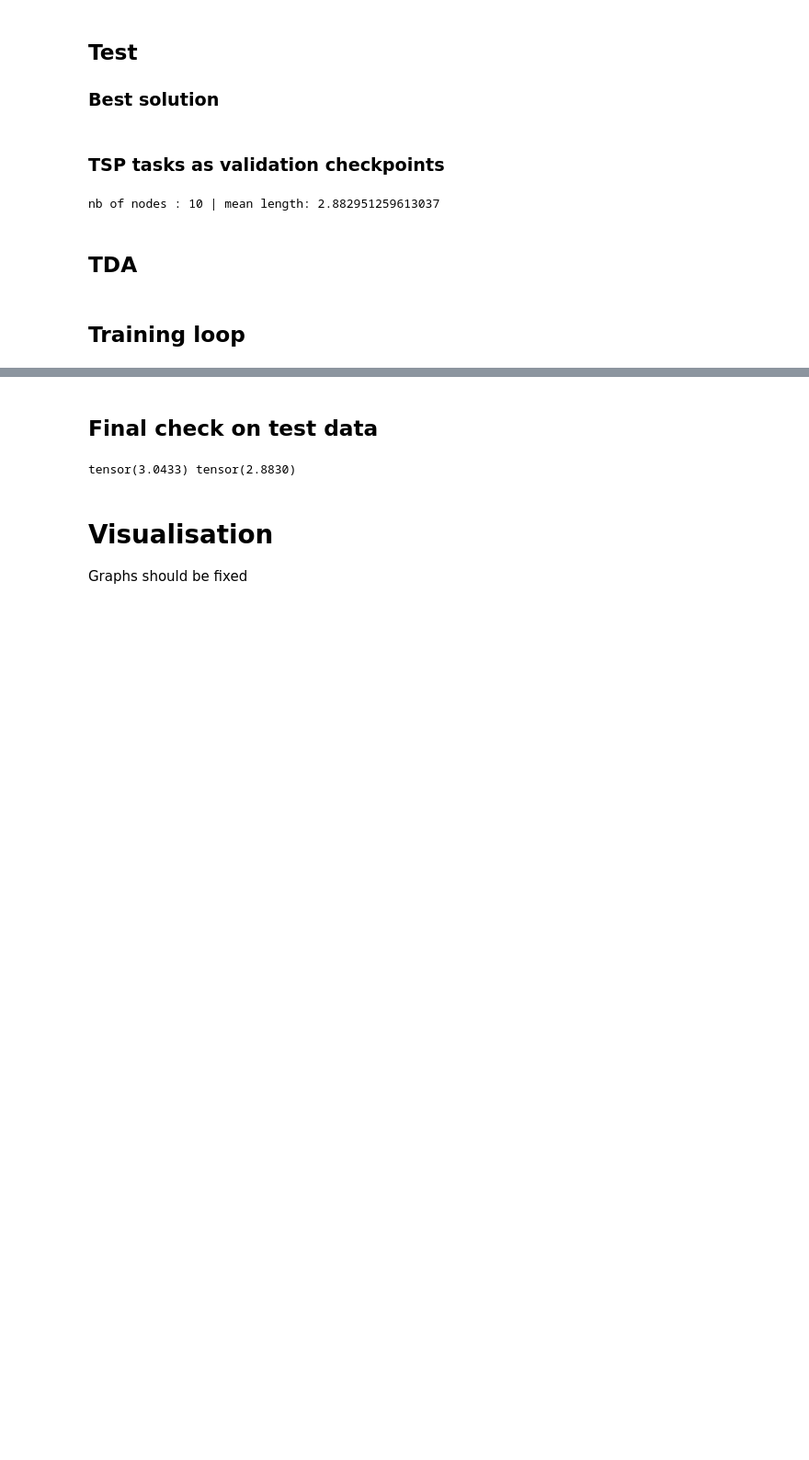
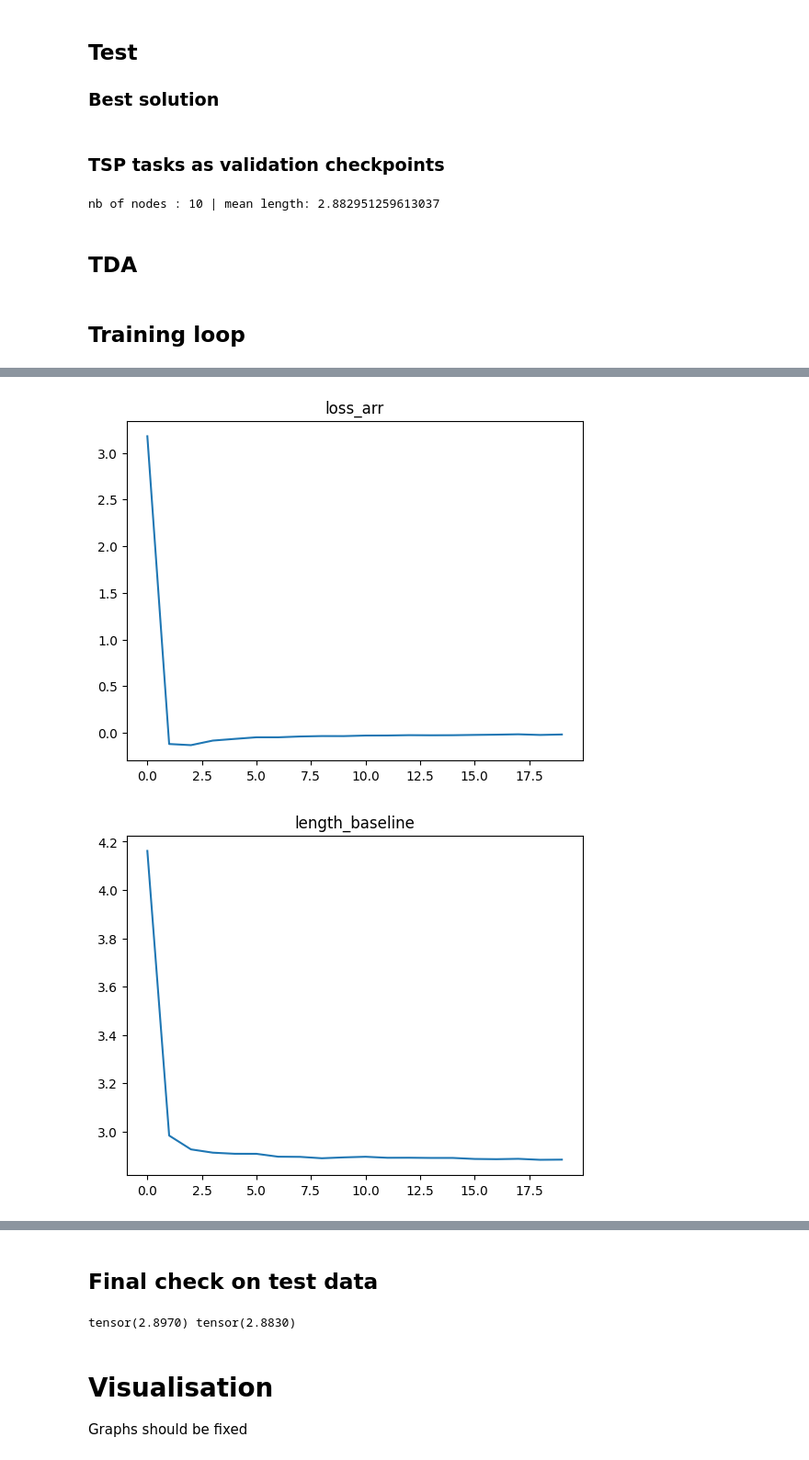
Before and after one commit to MarioAuditore/TDA-for-Travelling-Salesman, a Jupyter notebook: train_tsp_pipeline.ipynb, the cells around one changed output, grey strips where cells are left out. Shown at 92% size. Saved outputs shown, nothing was run; the diff lists cells and outputs as text; code cells hidden in the pictures; blank space fills up the shorter version.

```diff
--- a/train_tsp_pipeline.ipynb
+++ b/train_tsp_pipeline.ipynb
@@ -139,7 +135,7 @@ args.nb_nodes = 10 # TSP10
 args.dim_emb = 128 # dimension of embeddings in transformer
 args.dim_ff = 512 # dimension of feed forward layers
 args.dim_nodes = 2
-args.dim_model_input = 4 # dimension of input features
+args.dim_model_input = 6 # dimension of input features
 args.nb_layers_encoder = 6
 args.nb_layers_decoder = 2
 args.nb_heads = 8
@@ -327,7 +325,14 @@ def calculate_homology(points):
 from joblib import Parallel, delayed
 
 torch.manual_seed(42)
+np.random.seed(42)
 start_training_time = time.time()
+
+loss_arr = []
+length_train = []
+length_baseline = []
+length_test = []
+gap_history = []
 
 for epoch in tqdm(range(0, args.nb_epochs)):
 
@@ -339,6 +344,8 @@ for epoch in tqdm(range(0, args.nb_epochs)):
     # -------------------------
     start = time.time()
     model_train.train()
+
+    loss_train = 0
 
     for step in range(1, args.nb_batch_per_epoch + 1):
 
@@ -367,6 +374,11 @@ for epoch in tqdm(range(0, args.nb_epochs)):
         optimizer.zero_grad()
         loss.backward()
         optimizer.step()
+
+        loss_train += loss.detach().item()
+
+    loss_train /= args.nb_batch_per_epoch
+    loss_arr.append(loss_train)
 
     time_one_epoch = time.time()-start
     time_tot = time.time()-start_training_time + tot_time_ckpt
@@ -404,6 +416,9 @@ for epoch in tqdm(range(0, args.nb_epochs)):
     mean_tour_length_train =  mean_tour_length_train / args.nb_batch_eval
     mean_tour_length_baseline =  mean_tour_length_baseline / args.nb_batch_eval
 
+    length_train.append(mean_tour_length_train)
+    length_baseline.append(mean_tour_length_baseline)
+
     # evaluate train model and baseline and update if train model is better
     update_baseline = mean_tour_length_train + args.tol < mean_tour_length_baseline
     if update_baseline:
@@ -415,6 +430,8 @@ for epoch in tqdm(range(0, args.nb_epochs)):
         tour_baseline, _ = model_baseline(data.to(device), deterministic=True)
     mean_tour_length_test = compute_tour_length(x_test_tsp, tour_baseline.to('cpu')).mean().item()
 
+    length_test.append(mean_tour_length_test)
+
     # For checkpoint
     plot_performance_train.append([(epoch+1), mean_tour_length_train])
     plot_performance_baseline.append([(epoch+1), mean_tour_length_baseline])
@@ -422,15 +439,13 @@ for epoch in tqdm(range(0, args.nb_epochs)):
     # Compute optimality gap
     gap_train = mean_tour_length_test / x_test_len - 1.0
 
+    gap_history.append(gap_train)
 
     # Print and save in txt file
     mystring_min = 'Epoch: {:d}, epoch time: {:.3f}min, tot time: {:.3f}day, L_train: {:.3f}, L_base: {:.3f}, L_test: {:.3f}, gap_train(%): {:.3f}, update: {}'.format(
         epoch, time_one_epoch/60, time_tot/86400, mean_tour_length_train, mean_tour_length_baseline, mean_tour_length_test, 100*gap_train, update_baseline)
     print(mystring_min) # Comment if plot display
 
-    # all_strings.append(mystring_min) # Uncomment if plot display
-    # for string in all_strings:
-    #     print(string)
 
     # Saving checkpoint
     checkpoint_dir = os.path.join("checkpoint")
@@ -448,5 +463,6 @@ for epoch in tqdm(range(0, args.nb_epochs)):
         'model_baseline': model_baseline.state_dict(),
         'model_train': model_train.state_dict(),
         'optimizer': optimizer.state_dict(),
+        'loss_arr': loss_arr,
         }, '{}.pkl'.format(checkpoint_dir + "/checkpoint_" + time_stamp + "-n{}".format(args.nb_nodes) + "-gpu{}".format(args.gpu_id)))
 # %% [output]
@@ -456,0 +482,19 @@ Epoch: 3, epoch time: 0.992min, tot time: 0.004day, L_train: 2.911, L_base: 2.91
+# %%
+plt.plot(loss_arr)
+plt.title('loss_arr')
+plt.show()
+
+plt.plot(length_baseline)
+plt.title('length_baseline')
+plt.show()
+
+plt.plot(length_test)
+plt.title('length_test')
+plt.show()
+
+plt.plot(gap_history)
+plt.title('gap_history')
+plt.show()
+# %% [output]
+[figure, added]
+[figure, added]
@@ -462,11 +508,11 @@ Epoch: 3, epoch time: 0.992min, tot time: 0.004day, L_train: 2.911, L_base: 2.91
 data = x_test_tsp # np.concat(x_test_tsp, new_f)
 
 with torch.no_grad():
-    data = torch.tensor(Parallel(n_jobs=-1)(delayed(calculate_homology)(i) for i in x_test_tsp), dtype=torch.float32)
+    data = torch.tensor(np.array(Parallel(n_jobs=-1)(delayed(calculate_homology)(i) for i in x_test_tsp)), dtype=torch.float32)
     tour_baseline, _ = model_baseline(data.to(device), deterministic=True)
     print(compute_tour_length(x_test_tsp, tour_baseline.to('cpu')).mean(), x_test_len)
 # %% [output]
-tensor(3.0433) tensor(2.8830)
+tensor(2.8970) tensor(2.8830)
 # %% [markdown]
 # Visualisation
 Graphs should be fixed
```
Also changed, not shown: parts of 13 cells of this notebook.
